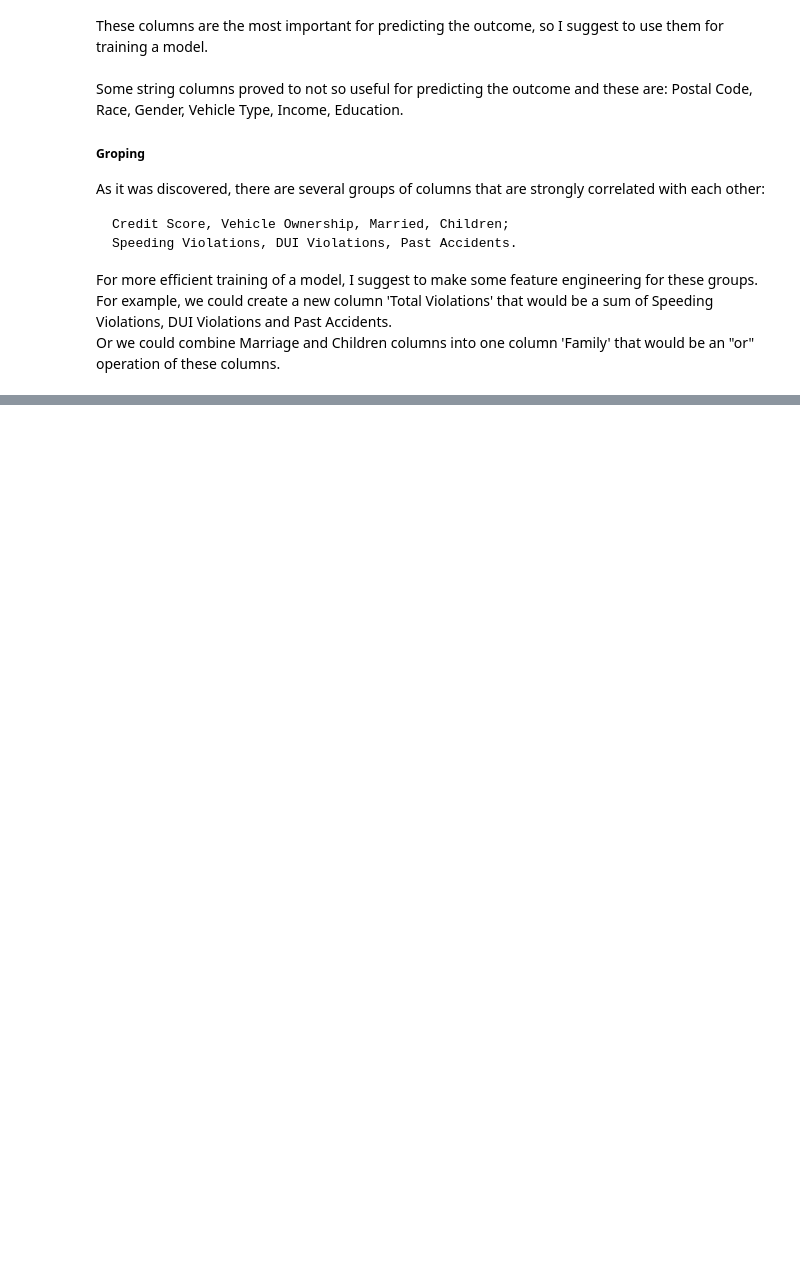
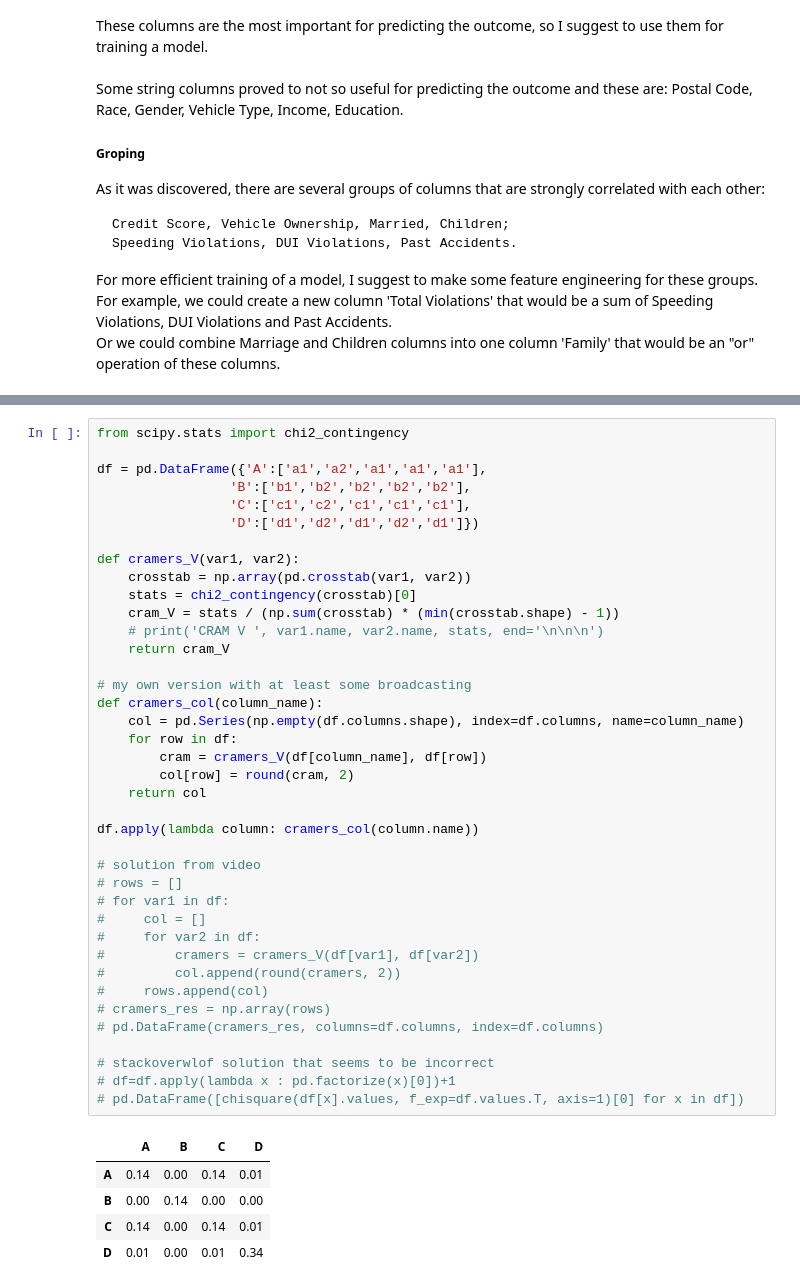
Before and after one commit to troobadure/amazinum-ds-camp, a Jupyter notebook: homeworks/lesson_4_eda_homework.ipynb, the cells around one changed output, grey strips where cells are left out. Cells and saved outputs as stored; diff of their text form; blank space fills up the shorter version.

```diff
--- a/homeworks/lesson_4_eda_homework.ipynb
+++ b/homeworks/lesson_4_eda_homework.ipynb
@@ -485,0 +505,45 @@ Or we could combine Marriage and Children columns into one column 'Family' that
+# %%
+from scipy.stats import chi2_contingency
+
+df = pd.DataFrame({'A':['a1','a2','a1','a1','a1'],
+                 'B':['b1','b2','b2','b2','b2'],
+                 'C':['c1','c2','c1','c1','c1'],
+                 'D':['d1','d2','d1','d2','d1']})
+
+def cramers_V(var1, var2):
+    crosstab = np.array(pd.crosstab(var1, var2))
+    stats = chi2_contingency(crosstab)[0]
+    cram_V = stats / (np.sum(crosstab) * (min(crosstab.shape) - 1))
+    # print('CRAM V ', var1.name, var2.name, stats, end='\n\n\n')
+    return cram_V
+
+# my own version with at least some broadcasting
+def cramers_col(column_name):
+    col = pd.Series(np.empty(df.columns.shape), index=df.columns, name=column_name)
+    for row in df:
+        cram = cramers_V(df[column_name], df[row])
+        col[row] = round(cram, 2)
+    return col
+
+df.apply(lambda column: cramers_col(column.name))
+
+# solution from video
+# rows = []
+# for var1 in df:
+#     col = []
+#     for var2 in df:
+#         cramers = cramers_V(df[var1], df[var2])
+#         col.append(round(cramers, 2))
+#     rows.append(col)
+# cramers_res = np.array(rows)
+# pd.DataFrame(cramers_res, columns=df.columns, index=df.columns)
+
+# stackoverwlof solution that seems to be incorrect
+# df=df.apply(lambda x : pd.factorize(x)[0])+1
+# pd.DataFrame([chisquare(df[x].values, f_exp=df.values.T, axis=1)[0] for x in df])
+# %% [output]
+|  | A | B | C | D |
+| A | 0.14 | 0.00 | 0.14 | 0.01 |
+| B | 0.00 | 0.14 | 0.00 | 0.00 |
+| C | 0.14 | 0.00 | 0.14 | 0.01 |
+| D | 0.01 | 0.00 | 0.01 | 0.34 |
```
Also changed, not shown: parts of 4 cells of this notebook, 1 other file.
